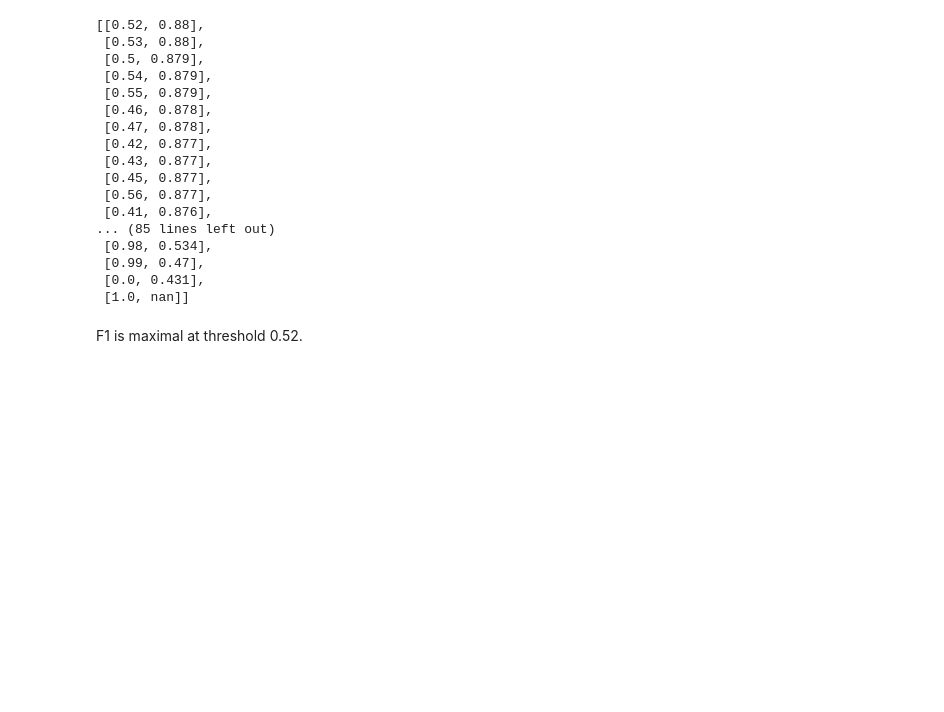
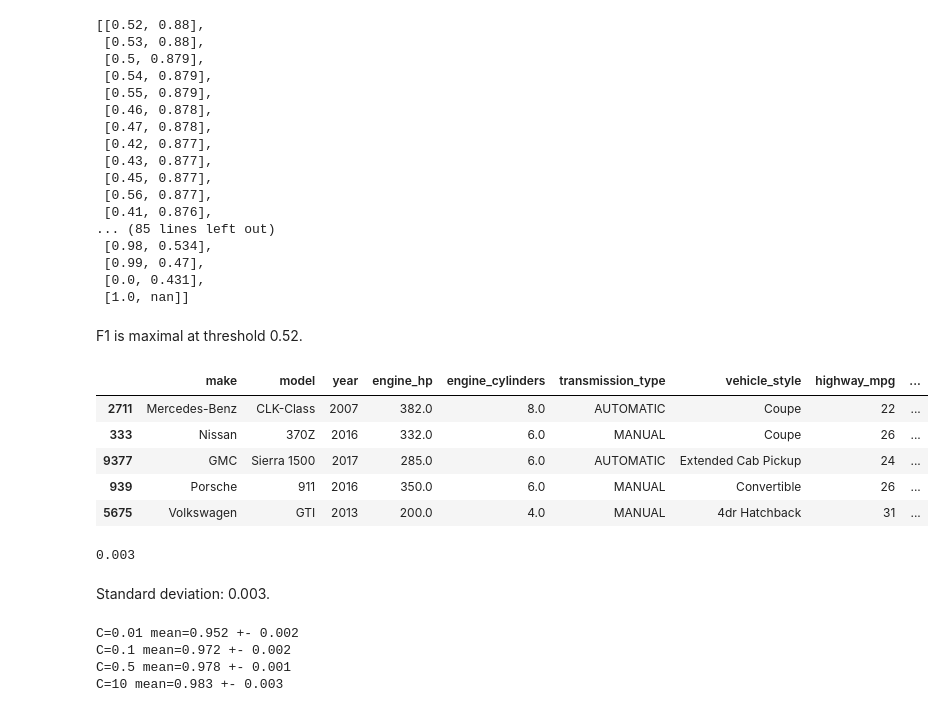
Before and after one commit to Skupydoom/MLZ_Homeworks, a Jupyter notebook: 2023/Homework_4.ipynb, the cells around one changed output. Saved outputs shown, nothing was run; the diff lists cells and outputs as text; code cells hidden in the pictures; blank space fills up the shorter version.

```diff
--- a/2023/Homework_4.ipynb
+++ b/2023/Homework_4.ipynb
@@ -282,0 +306,36 @@ F1 is maximal at threshold 0.52.
+# %%
+df_full_train = X_full_train.copy()
+df_full_train["above_average"] = y_full_train
+# %%
+df_full_train.head()
+# %% [output]
+|  | make | model | year | engine_hp | engine_cylinders | transmission_type | vehicle_style | highway_mpg | ... |
+| 2711 | Mercedes-Benz | CLK-Class | 2007 | 382.0 | 8.0 | AUTOMATIC | Coupe | 22 | ... |
+| 333 | Nissan | 370Z | 2016 | 332.0 | 6.0 | MANUAL | Coupe | 26 | ... |
+| 9377 | GMC | Sierra 1500 | 2017 | 285.0 | 6.0 | AUTOMATIC | Extended Cab Pickup | 24 | ... |
+| 939 | Porsche | 911 | 2016 | 350.0 | 6.0 | MANUAL | Convertible | 26 | ... |
+| 5675 | Volkswagen | GTI | 2013 | 200.0 | 4.0 | MANUAL | 4dr Hatchback | 31 | ... |
+# %%
+scores = []
+
+for train_idx, val_idx in kfold.split(df_full_train):
+    df_train = df_full_train.iloc[train_idx]
+    df_val = df_full_train.iloc[val_idx]
+
+    y_train = df_train.above_average.values
+    y_val = df_val.above_average.values
+
+    X_train = df_train.drop(["above_average"], axis=1)
+    X_val = df_val.drop(["above_average"], axis=1)
+
+    dv, model = train(X_train, y_train)
+    y_pred = predict(X_val, dv, model)
+
+    auc = roc_auc_score(y_val, y_pred)
+    scores.append(auc)
+
+np.std(scores).round(3)
+# %% [output]
+0.003
+# %% [markdown]
+Standard deviation: 0.003.
@@ -282,0 +365,11 @@ F1 is maximal at threshold 0.52.
+# %%
+cs = [0.01, 0.1, 0.5, 10]
+
+for c in cs:
+    scores = get_c_scores(c)
+    print("C=%s mean=%.3f +- %.3f" % (c, np.mean(scores), np.std(scores)))
+# %% [output]
+C=0.01 mean=0.952 +- 0.002
+C=0.1 mean=0.972 +- 0.002
+C=0.5 mean=0.978 +- 0.001
+C=10 mean=0.983 +- 0.003
```
Also changed, not shown: parts of 7 cells of this notebook.
